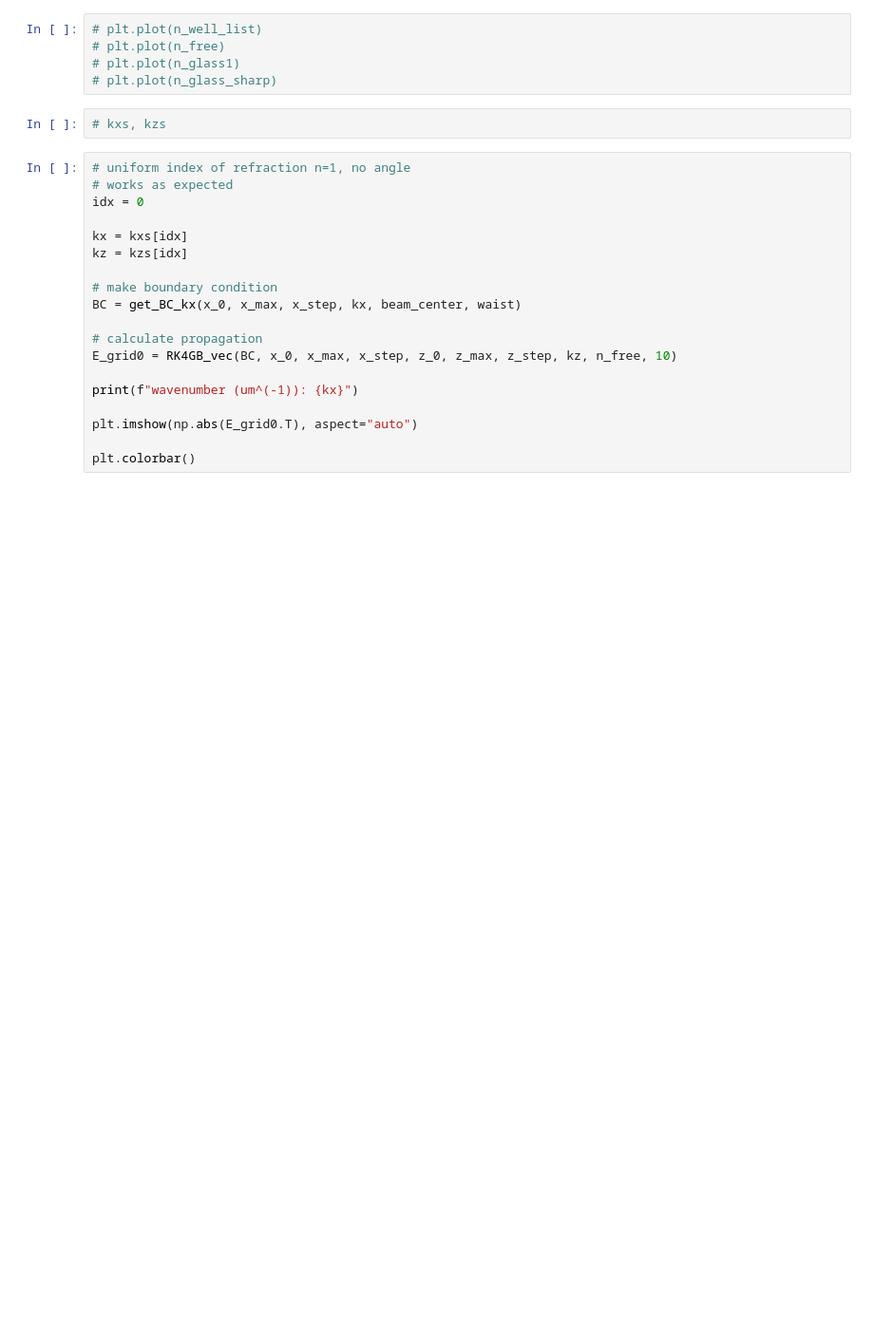
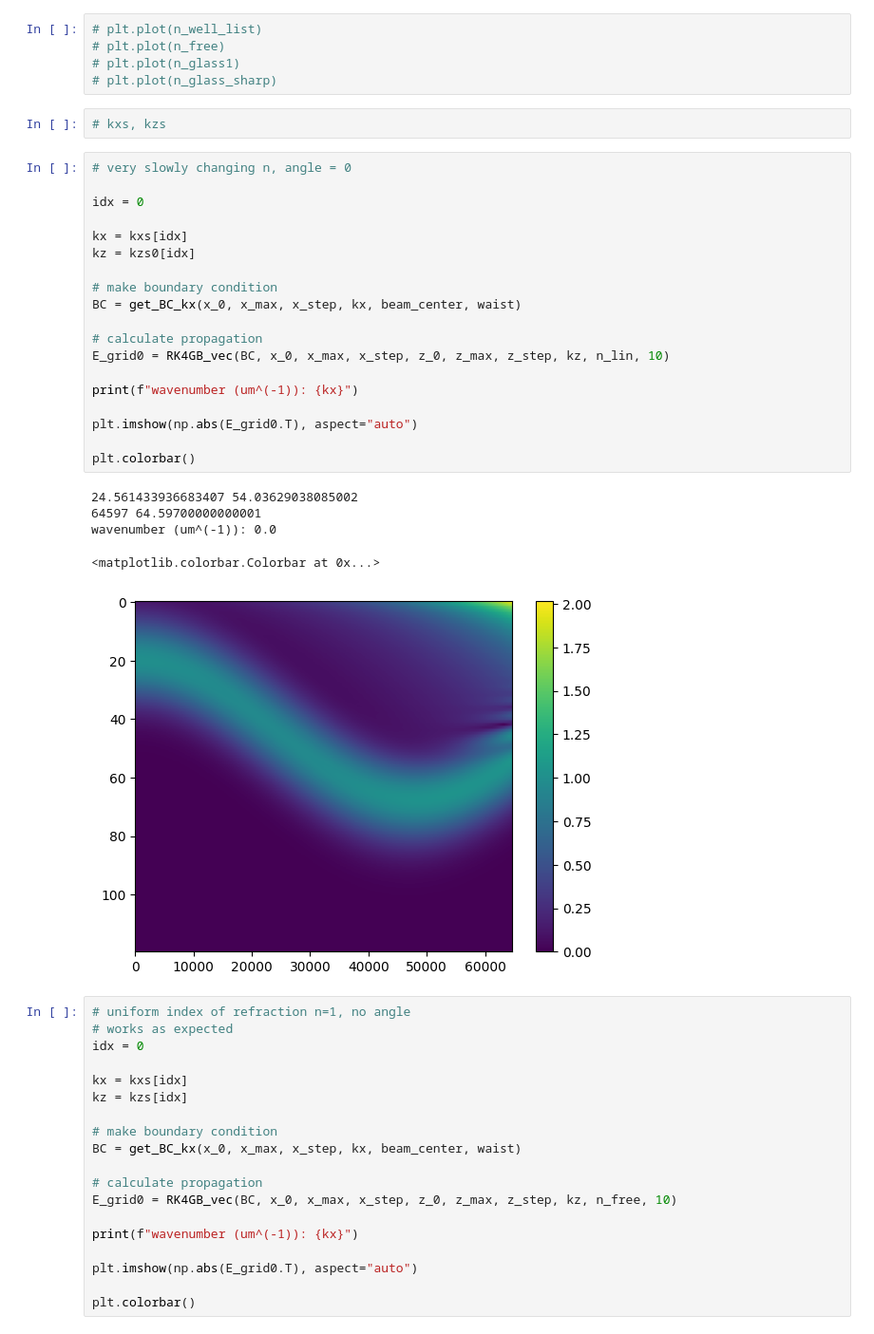
Before and after one commit to TurnerEntenmann/Research, a Jupyter notebook: test.ipynb, the cells around one changed output. Shown: that part at 95% size. Drawn from its saved outputs; the diff is of its cells as text; blank space fills up the shorter version.

```diff
--- a/test.ipynb
+++ b/test.ipynb
@@ -158,6 +166,31 @@ n_ss = uniform_filter1d(n_smooth, ss_val)
 # plt.plot(n_glass_sharp)
 # %%
 # kxs, kzs
+# %%
+# very slowly changing n, angle = 0
+
+idx = 0
+
+kx = kxs[idx]
+kz = kzs0[idx]
+
+# make boundary condition
+BC = get_BC_kx(x_0, x_max, x_step, kx, beam_center, waist)
+
+# calculate propagation
+E_grid0 = RK4GB_vec(BC, x_0, x_max, x_step, z_0, z_max, z_step, kz, n_lin, 10)
+
+print(f"wavenumber (um^(-1)): {kx}")
+
+plt.imshow(np.abs(E_grid0.T), aspect="auto")
+
+plt.colorbar()
+# %% [output]
+24.561433936683407 54.03629038085002
+64597 64.59700000000001
+wavenumber (um^(-1)): 0.0
+<matplotlib.colorbar.Colorbar at 0x...>
+[figure, added]
 # %%
 # uniform index of refraction n=1, no angle
 # works as expected
```
Also changed, not shown: parts of 2 cells of this notebook.
